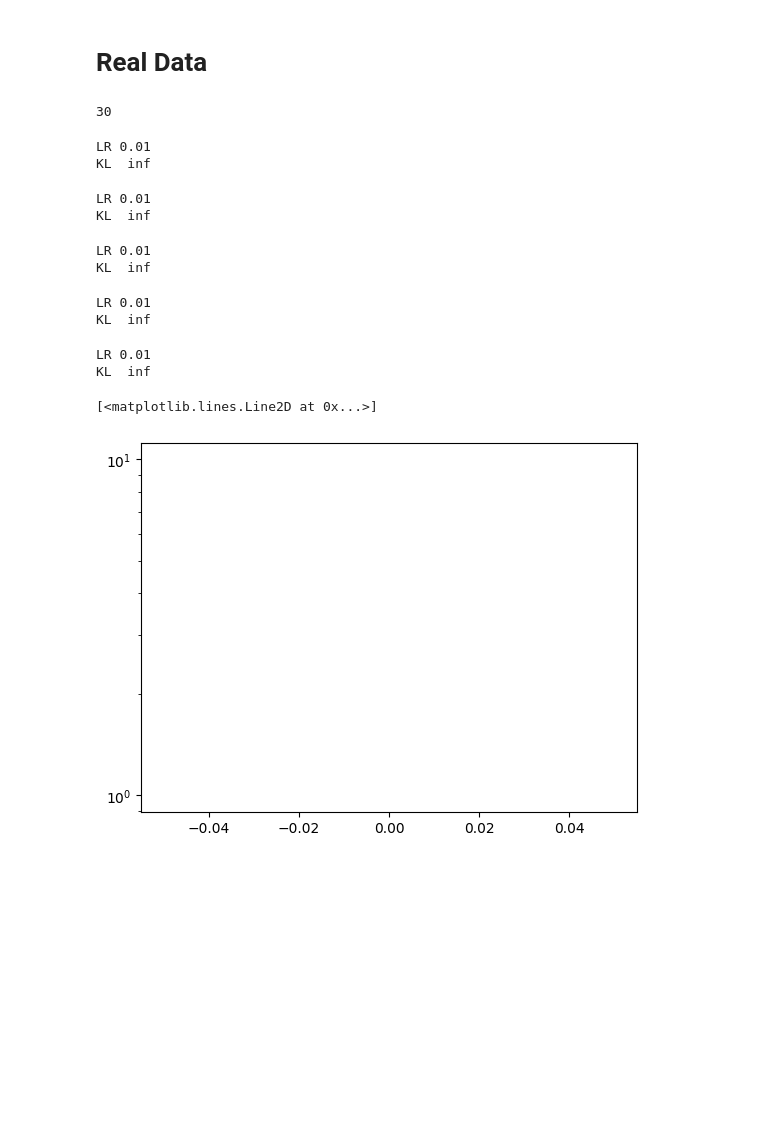
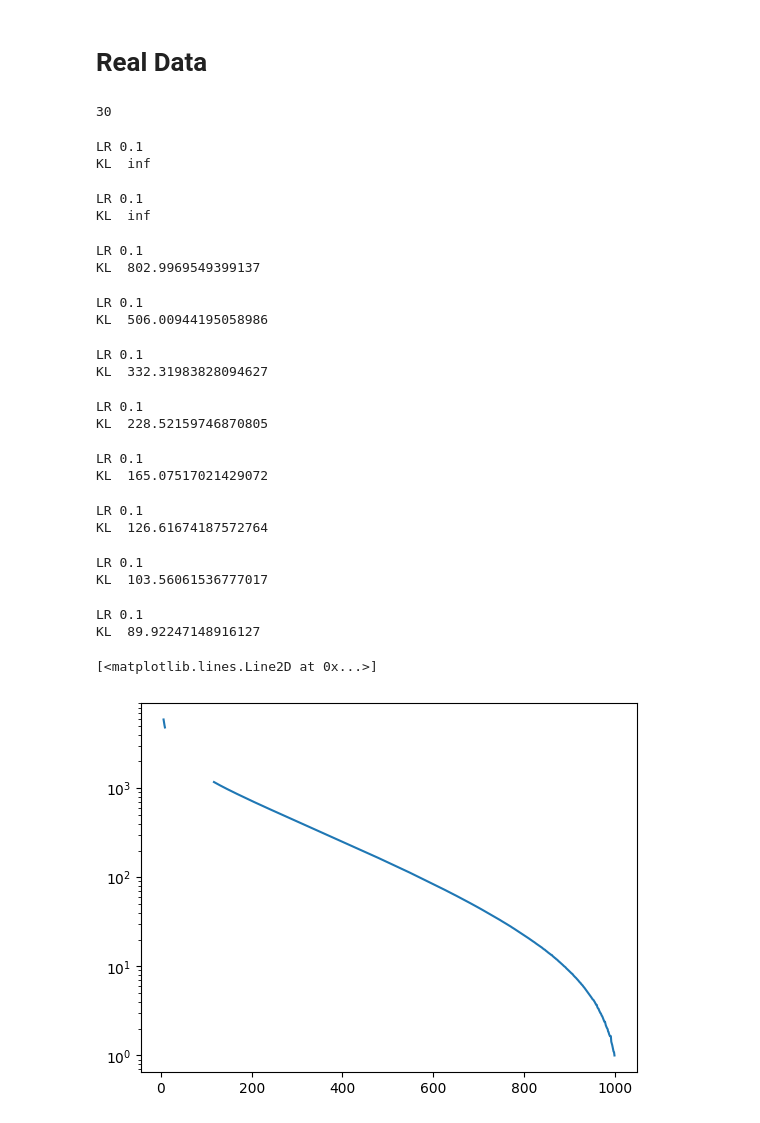
Before and after one commit to margueritetalamon/VI-MIG, a Jupyter notebook: log_reg.ipynb, the cells around one changed output. Saved outputs shown, nothing was run; the diff lists cells and outputs as text; code cells hidden in the pictures; blank space fills up the shorter version.

```diff
--- a/log_reg.ipynb
+++ b/log_reg.ipynb
@@ -307,44 +214,54 @@ import numpy as np
 from matplotlib import pyplot as plt
 
 
-from src_bis.optim import VI_IGMM
+from src_bis.optim import VI_GMM
 from src_bis.target import Target
 
 
 data = load_breast_cancer()
 train_ratio = 0.6
 
 X = data["data"]
 y =  data["target"].reshape(-1,1)
 N, d = X.shape
 N_train = int(train_ratio * N)
 X_train = X[:N_train]
 y_train = y[:N_train, 0]
 
 X_test = X[N_train:]
 y_test = y[N_train:]
 
 
 
 
-target = Target("logreg", dataset = (X_train, y_train))
+target = Target("logreg", dataset = (X_train, y_train),  prior_eps = 10)
 
-vi = VI_IGMM(target, learning_rate = 0.01, n_iterations=5000, n_components = 5, scale = np.sqrt(d)*10 , BG = 100, s = np.sqrt(d) * 10, d = d)
+vi = VI_GMM(target, mode = "iso",learning_rate = 0.1, n_iterations=20000, n_components = 5, scale = np.sqrt(d)*10 , BG = 100, s = np.sqrt(d) * 10, d = d)
 
-vi.optimize(ibw = True, md  = False, means_only=False, plot_iter=1000, gen_noise=True,  scheduler=False, save_grads=False)
+vi.optimize(bw = True, md  = False, means_only=False, plot_iter=100, gen_noise=True,  scheduler=False, save_grads=False)
 
 plt.semilogy(np.array(vi.kls) - np.array(vi.kls).min()+1)
 # %% [output]
 30
-LR 0.01
+LR 0.1
 KL  inf
-LR 0.01
+LR 0.1
 KL  inf
-LR 0.01
-KL  inf
+LR 0.1
+KL  802.9969549399137
-LR 0.01
-KL  inf
+LR 0.1
+KL  506.00944195058986
-LR 0.01
-KL  inf
+LR 0.1
+KL  332.31983828094627
-[<matplotlib.lines.Line2D at 0x...>]
+LR 0.1
+KL  228.52159746870805
+LR 0.1
+KL  165.07517021429072
+LR 0.1
+KL  126.61674187572764
+LR 0.1
+KL  103.56061536777017
+LR 0.1
+KL  89.92247148916127
+[<matplotlib.lines.Line2D at 0x...>]
-[figure, old version]
+[figure, new version]
```
Also changed, not shown: parts of 22 cells of this notebook, 3 other files.
